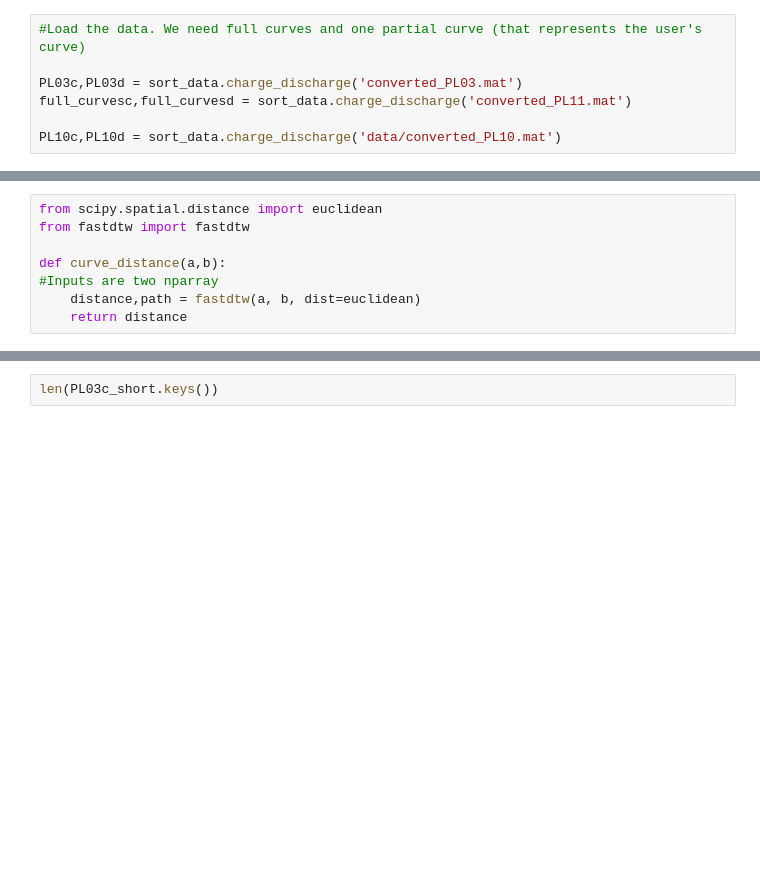
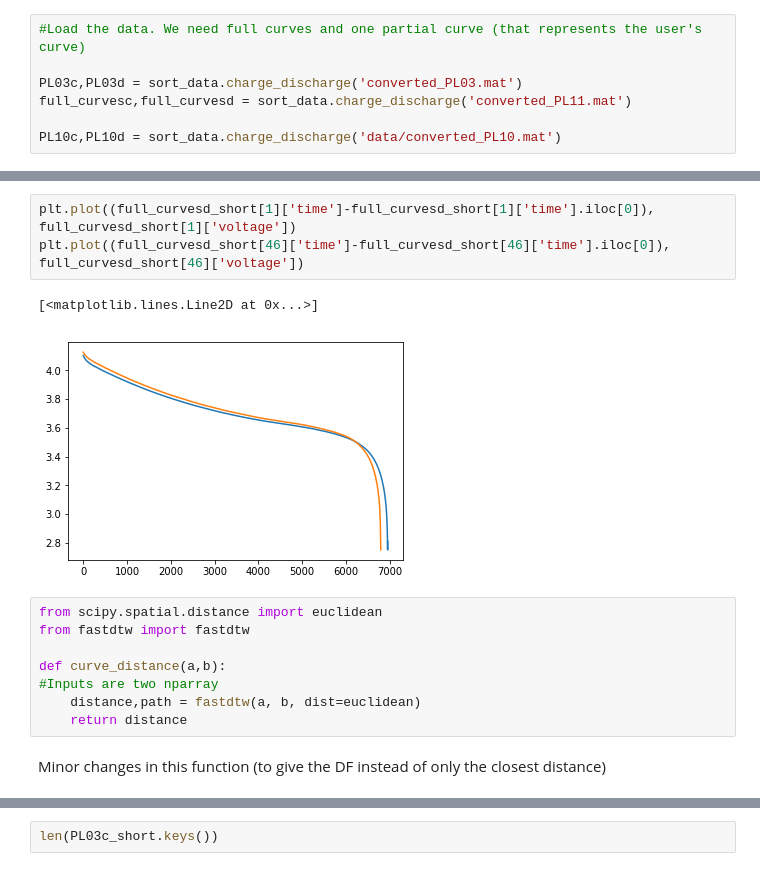
Before and after one commit to vwhu/pulolb, a Jupyter notebook: PULOLB/KNN train by partial curves.ipynb, the cells around one changed output, grey strips where cells are left out. Drawn from its saved outputs; the diff is of its cells as text; blank space fills up the shorter version.

Commit message:
Update the functions

```diff
--- a/PULOLB/KNN train by partial curves.ipynb
+++ b/PULOLB/KNN train by partial curves.ipynb
@@ -56,3 +85,9 @@ dict_keys([1, 11, 21, 31, 41, 51, 61, 71, 81, 91, 101, 111, 121, 131, 141, 151,
+# %%
+plt.plot((full_curvesd_short[1]['time']-full_curvesd_short[1]['time'].iloc[0]), full_curvesd_short[1]['voltage'])
+plt.plot((full_curvesd_short[46]['time']-full_curvesd_short[46]['time'].iloc[0]), full_curvesd_short[46]['voltage'])
+# %% [output]
+[<matplotlib.lines.Line2D at 0x...>]
+[figure, added]
 # %%
 from scipy.spatial.distance import euclidean
 from fastdtw import fastdtw
@@ -61,6 +96,8 @@ def curve_distance(a,b):
 #Inputs are two nparray
     distance,path = fastdtw(a, b, dist=euclidean)
     return distance
+# %% [markdown]
+Minor changes in this function (to give the DF instead of only the closest distance)
 # %%
 def distance_cycle_to_full(cycle,dic1,dic2):
 #Inputs are 2 dictionaries and the number of cycle that is being tested
```
Also changed, not shown: parts of 33 cells of this notebook.
